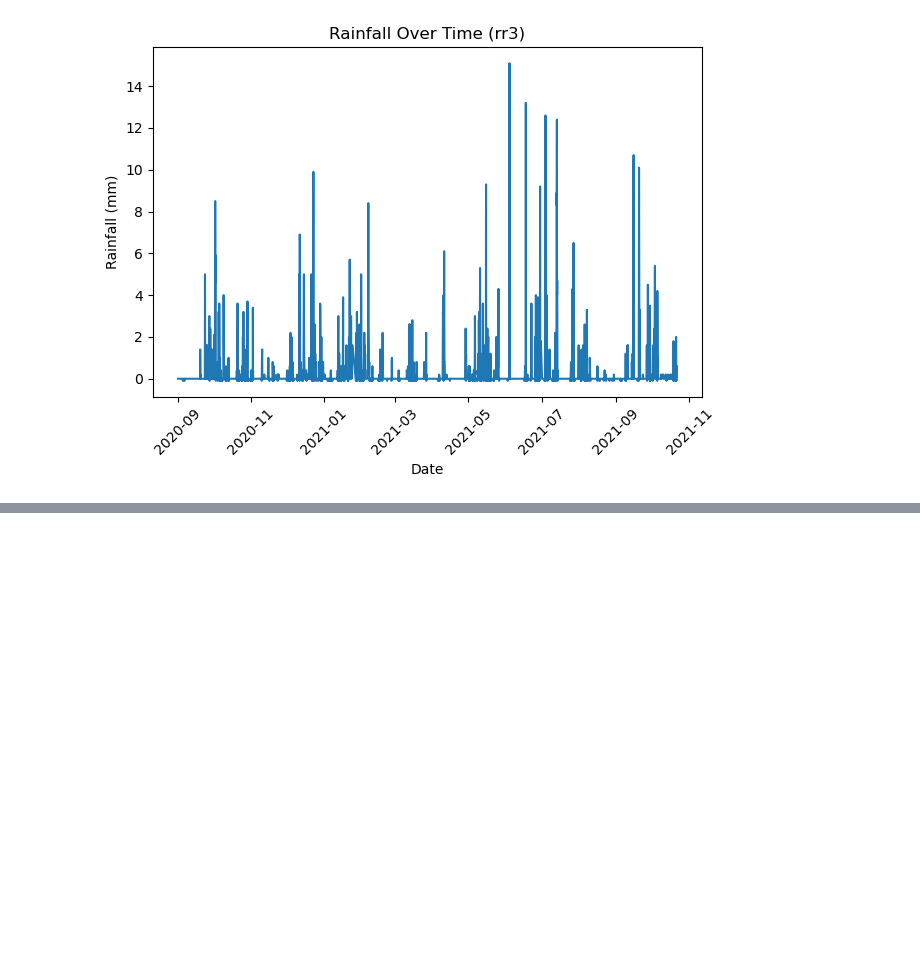
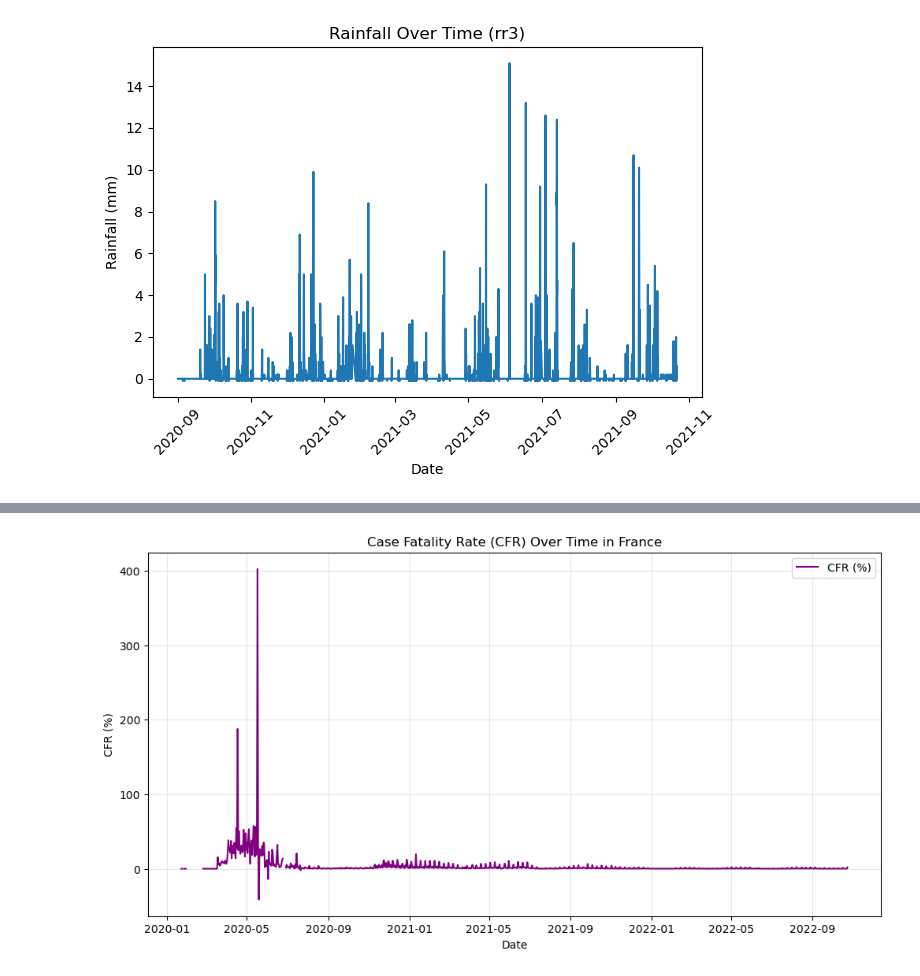
Before and after one commit to magdalenajankowska/tools_for_ds, a Jupyter notebook: EDA.ipynb, the cells around one changed output, grey strips where cells are left out. Drawn from its saved outputs; the diff is of its cells as text; code cells hidden in the pictures; blank space fills up the shorter version.

```diff
--- a/EDA.ipynb
+++ b/EDA.ipynb
@@ -302,0 +403,15 @@ plt.show()
+# %%
+# Compute Case Fatality Rate (CFR)
+covid_df['case_fatality_rate'] = (covid_df['deaths'] / covid_df['cases']) * 100
+
+# Plot CFR over time
+plt.figure(figsize=(12, 6))
+plt.plot(covid_df['date'], covid_df['case_fatality_rate'], label='CFR (%)', color='purple')
+plt.title("Case Fatality Rate (CFR) Over Time in France")
+plt.xlabel("Date")
+plt.ylabel("CFR (%)")
+plt.grid(alpha=0.3)
+plt.legend()
+plt.show()
+# %% [output]
+[figure, added]
```
Also changed, not shown: parts of 24 cells of this notebook.
